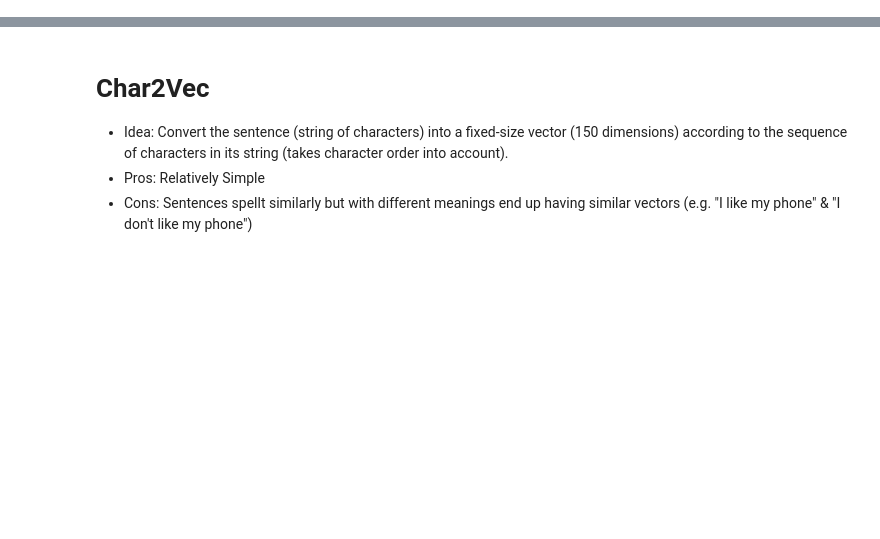
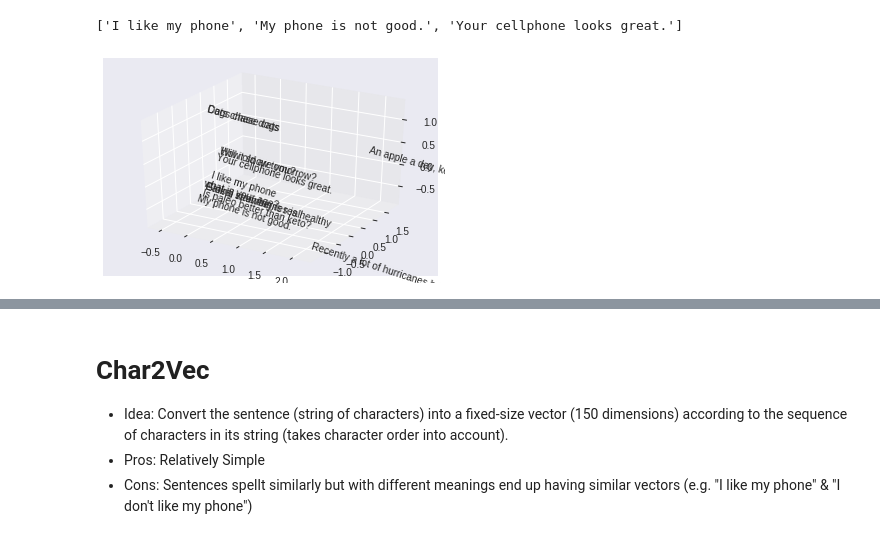
Before and after one commit to mohammedterry/NLP_for_ML, a Jupyter notebook: Sentence_Embeddings.ipynb, the cells around one changed output, grey strips where cells are left out. Saved outputs shown, nothing was run; the diff lists cells and outputs as text; code cells hidden in the pictures; blank space fills up the shorter version.

```diff
--- a/Sentence_Embeddings.ipynb
+++ b/Sentence_Embeddings.ipynb
@@ -67,0 +73,19 @@ def plot3D_sentences(sentences, svectors):
+# %%
+from gensim.corpora import Dictionary
+bows = Dictionary([sentence.lower().split() for sentence in example_sentences])
+
+def bow_vectoriser(sentences):
+  bow_features = [bows.doc2bow(sentence.lower().split()) for sentence in sentences]
+  vec_len = len(bows)
+  idxs = [[v[0] for v in vector ] for vector in bow_features]
+  return [[1 if i in idx else 0 for i in range(vec_len)] for idx in idxs]
+# %%
+bow_vectors = bow_vectoriser(example_sentences)
+# %%
+most_similar(bow_vectoriser(["i like my cell phone"])[0], bow_vectors)
+# %% [output]
+['I like my phone', 'My phone is not good.', 'Your cellphone looks great.']
+# %%
+plot3D_sentences(example_sentences, bow_vectors)
+# %% [output]
+[figure, added]
```
Also changed, not shown: parts of 47 cells of this notebook.
